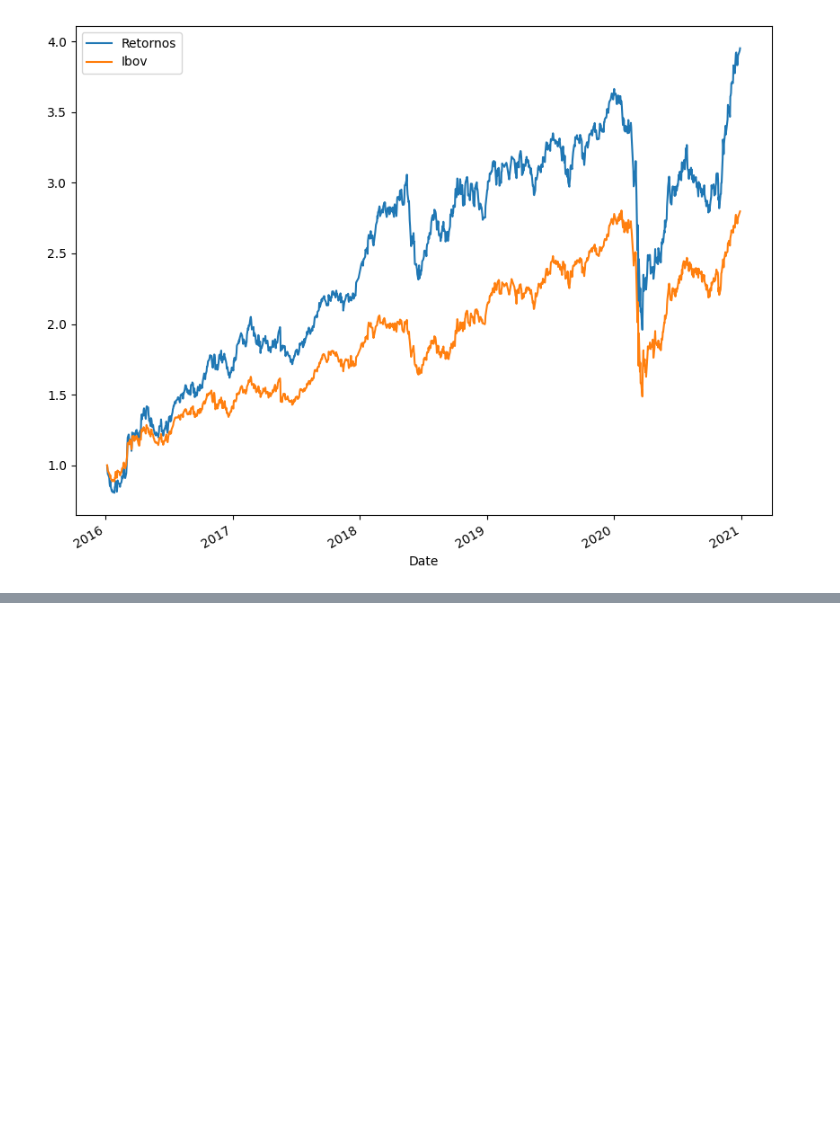
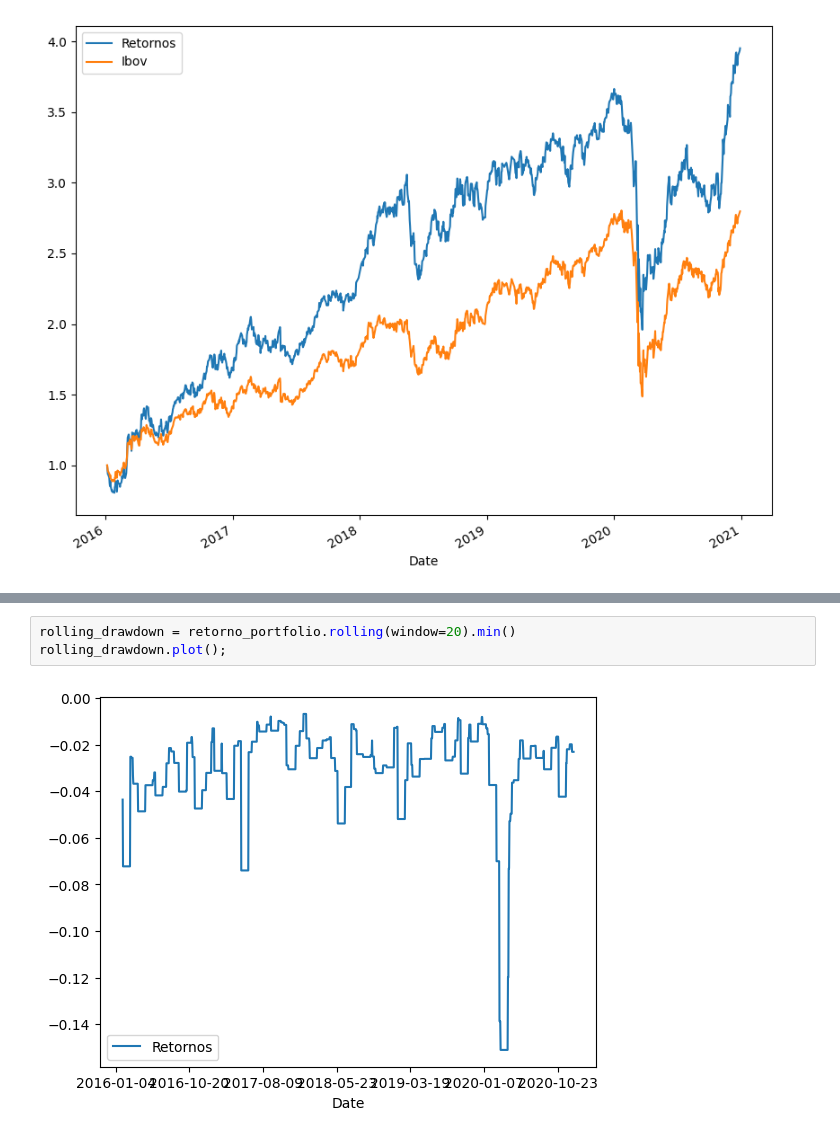
Before and after one commit to robertoricci/Curso-Python-para-Mercado-Financeiro-Trading-com-Dados, a Jupyter notebook: 08-Analise_Quantitativa_Ativos.ipynb, the cells around one changed output, grey strips where cells are left out. Saved outputs shown, nothing was run; the diff lists cells and outputs as text; blank space fills up the shorter version.

```diff
--- a/08-Analise_Quantitativa_Ativos.ipynb
+++ b/08-Analise_Quantitativa_Ativos.ipynb
@@ -792,0 +911,5 @@ benchmark.plot(figsize=(10,8));
+# %%
+rolling_drawdown = retorno_portfolio.rolling(window=20).min()
+rolling_drawdown.plot();
+# %% [output]
+[figure, added]
```
Also changed, not shown: parts of 16 cells of this notebook.
